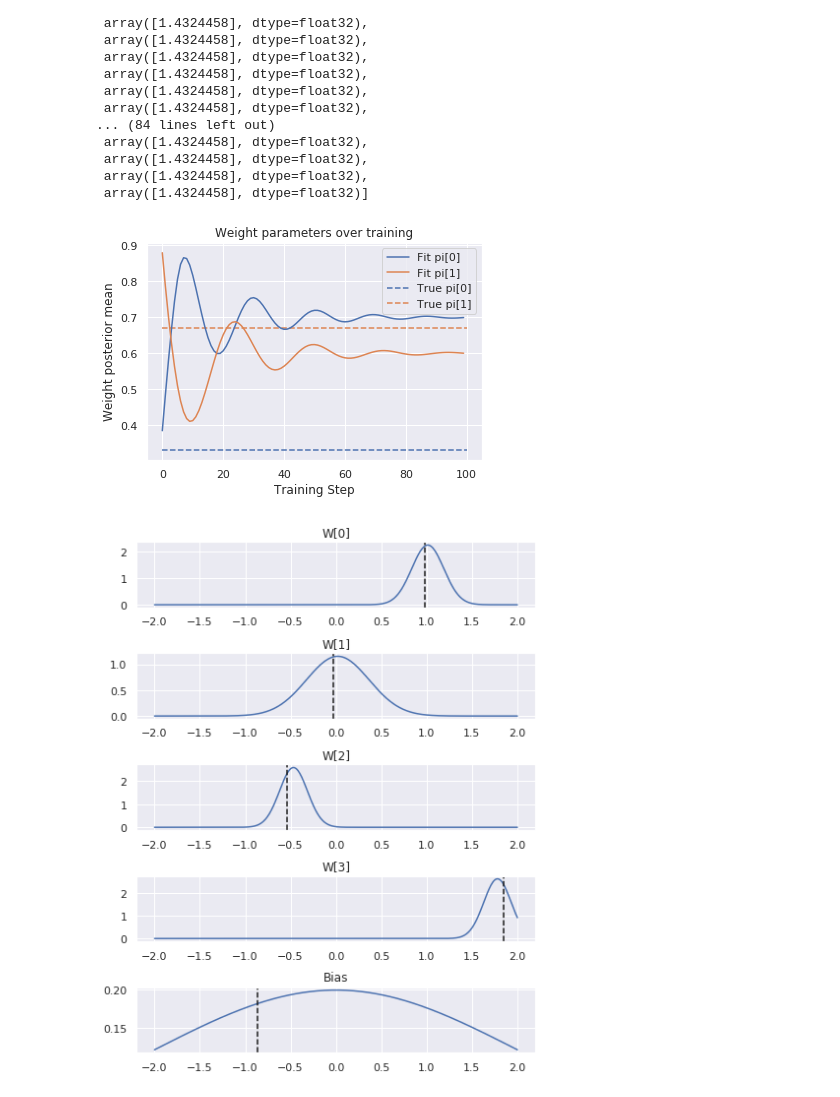
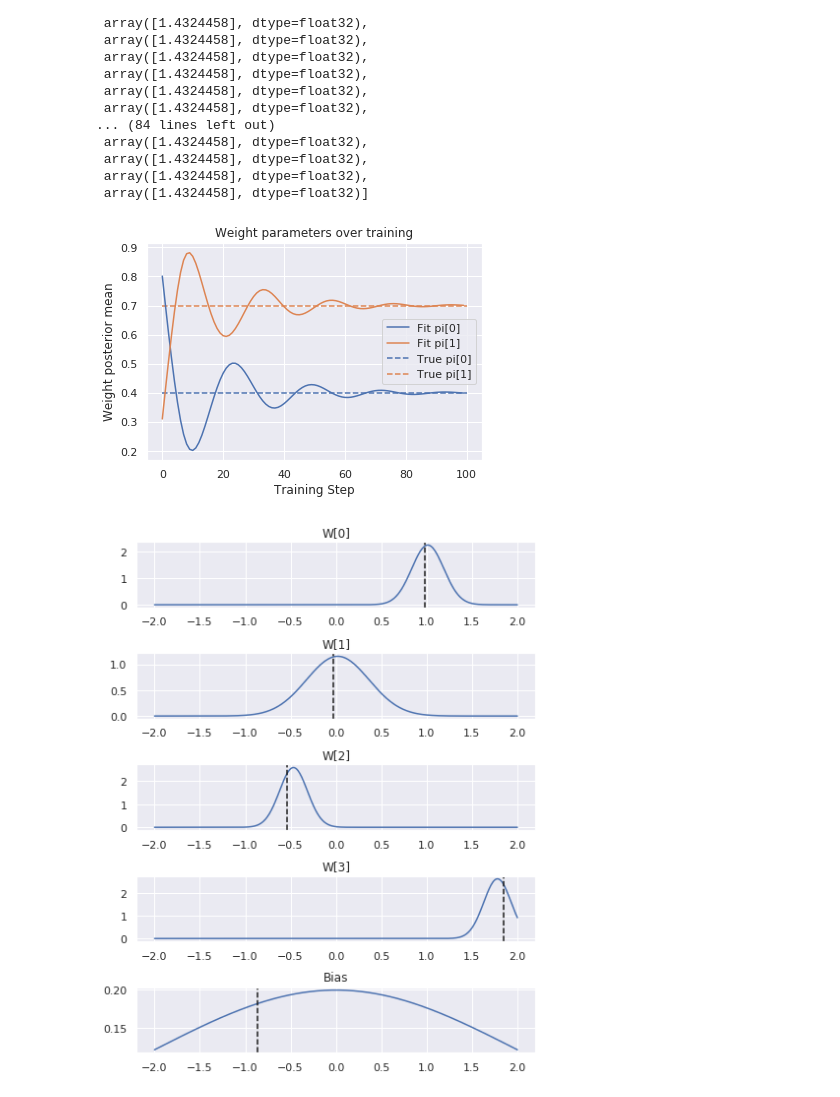
Before and after one commit to everyxs/BayesianOmics, a Jupyter notebook: DAG/VariationalTest-Copy1.ipynb, the cells around one changed output. Drawn from its saved outputs; the diff is of its cells as text; code cells hidden in the pictures.

```diff
--- a/DAG/VariationalTest-Copy1.ipynb
+++ b/DAG/VariationalTest-Copy1.ipynb
@@ -178,7 +178,7 @@ class VariationalEstep(tf.keras.Model):
     @property
     def losses(self):
         """Sum of KL divergences between posteriors and priors"""
-        prior = tfd.Bernoulli(probs=[0.7,0.6])
+        prior = tfd.Bernoulli(probs=[0.4,0.7])
         return tf.reduce_sum(tfd.kl_divergence(self.pz, prior))
 # %%
 z = model.pz.sample(n)
@@ -250,23 +249,23 @@ history
 # %%
 # Plot value of weights over training
 colors = plt.rcParams['axes.prop_cycle'].by_key()['color']
 records = np.stack(history, axis=1)
-pi = [0.33,0.67]
+pi = [0.4,0.7]
 plt.figure()
 for iW in range(k):
   plt.plot(records[iW],
            label='Fit pi[{}]'.format(iW),
            color=colors[iW])
   plt.hlines(pi[iW], 0, 100,
              label='True pi[{}]'.format(iW),
              color=colors[iW], linestyle='--')
 plt.xlabel('Training Step')
 plt.ylabel('Weight posterior mean')
 plt.title('Weight parameters over training')
 plt.legend()
 plt.show()
 # %% [output]
-[figure, old version]
+[figure, new version]
 # %%
 fig = plt.figure()
 fig.set_size_inches(6.4, 8)
```
Also changed, not shown: parts of 1 cell of this notebook.
